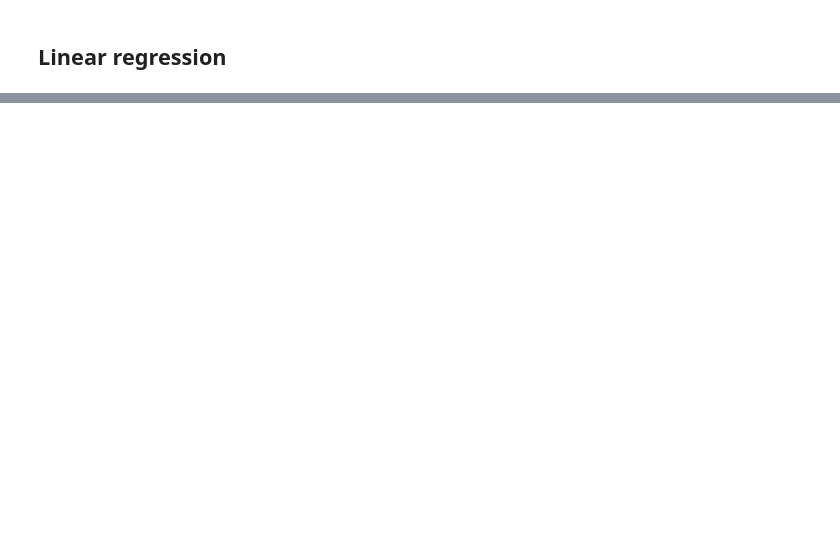
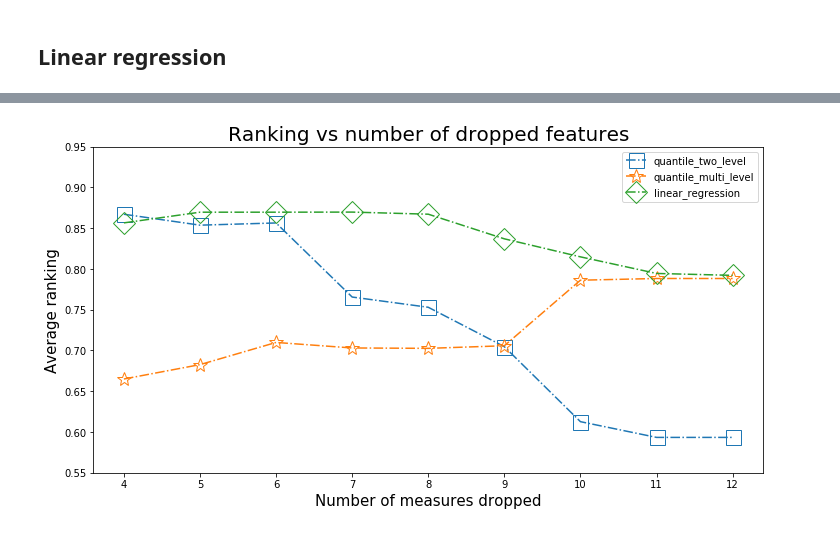
Before and after one commit to Duuuuuu/Learning-to-Rank-Patients-Severity-of-Illness-with-Partially-Observable-Data, a Jupyter notebook: Visualization.ipynb, the cells around one changed output, grey strips where cells are left out. Saved outputs shown, nothing was run; the diff lists cells and outputs as text; code cells hidden in the pictures; blank space fills up the shorter version.

```diff
--- a/Visualization.ipynb
+++ b/Visualization.ipynb
@@ -262,7 +190,7 @@ plt.title('Ranking vs proportion of test set size',fontsize=20);
 # %% [markdown]
 ## Linear regression
 # %%
-with open('./Data/states_bpleq65.p','rb') as f:
+with open('../Data/states_bpleq65.p','rb') as f:
     states = pickle.load(f)
 # %%
 patient_ids = list(states.keys())
@@ -304,5 +232,5 @@ x_train = x_train.drop(['ICU_ID'],axis=1)
 measure_freq = {'bicarbonate': 2.981861,'bun': 1.499739,'creatinine': 1.505387,\
                 'fio2': 9.647378,'glucose': 6.117458,'hct': 1.975867,'lactate': 1.330443,\
                 'magnesium': 1.955151,'platelets': 1.459454,'potassium': 2.182242,\
-                'sodium': 1.744012,'wbc': 1.395242}
+                'sodium': 1.744012,'wbc': 1.395242,'urine':19.13}
 harder_measure = sorted(measure_freq, key=measure_freq.get)
@@ -313,0 +260,5 @@ for i in range(repeat):
+# %%
+dn,tn = 10,10
+repeat = 20
+lin_rank = np.ndarray(shape=(dn,tn))
+lin_weights = {}
@@ -313,0 +295,22 @@ for i in range(repeat):
+# %%
+fig,ax = plt.subplots(figsize=(12,6))
+drops = [i for i in range(4,13)]
+alpha_bip_val = np.mean(alpha_bip_rank,axis=1)
+quantile_bip_val = np.mean(quantile_bip_rank,axis=1)
+alpha_mp_val = np.mean(alpha_mp_rank,axis=1)
+quantile_mp_val = np.mean(quantile_mp_rank,axis=1)
+lin_val = np.mean(lin_rank[:-1,:],axis=1)
+
+#plt.plot(drops,alpha_bip_val,label='alpha_two_level',linestyle='-.',marker="o",markersize=15,markerfacecolor="None")
+plt.plot(drops,quantile_bip_val, label='quantile_two_level',linestyle='-.',marker="s",markersize=15,markerfacecolor="None")
+#plt.plot(drops,alpha_mp_val,label='alpha_multi_level',linestyle='-.',marker="v",markersize=15,markerfacecolor="None")
+plt.plot(drops,quantile_mp_val,label='quantile_multi_level',linestyle='-.',marker="*",markersize=15,markerfacecolor="None")
+plt.plot(drops,lin_val,label='linear_regression',linestyle='-.',marker="D",markersize=15,markerfacecolor="None")
+
+plt.legend()
+plt.ylim(0.55,0.95)
+plt.xlabel('Number of measures dropped',fontsize=15)
+plt.ylabel('Average ranking',fontsize=15)
+plt.title('Ranking vs number of dropped features',fontsize=20);
+# %% [output]
+[figure, added]
```
Also changed, not shown: parts of 30 cells of this notebook.
